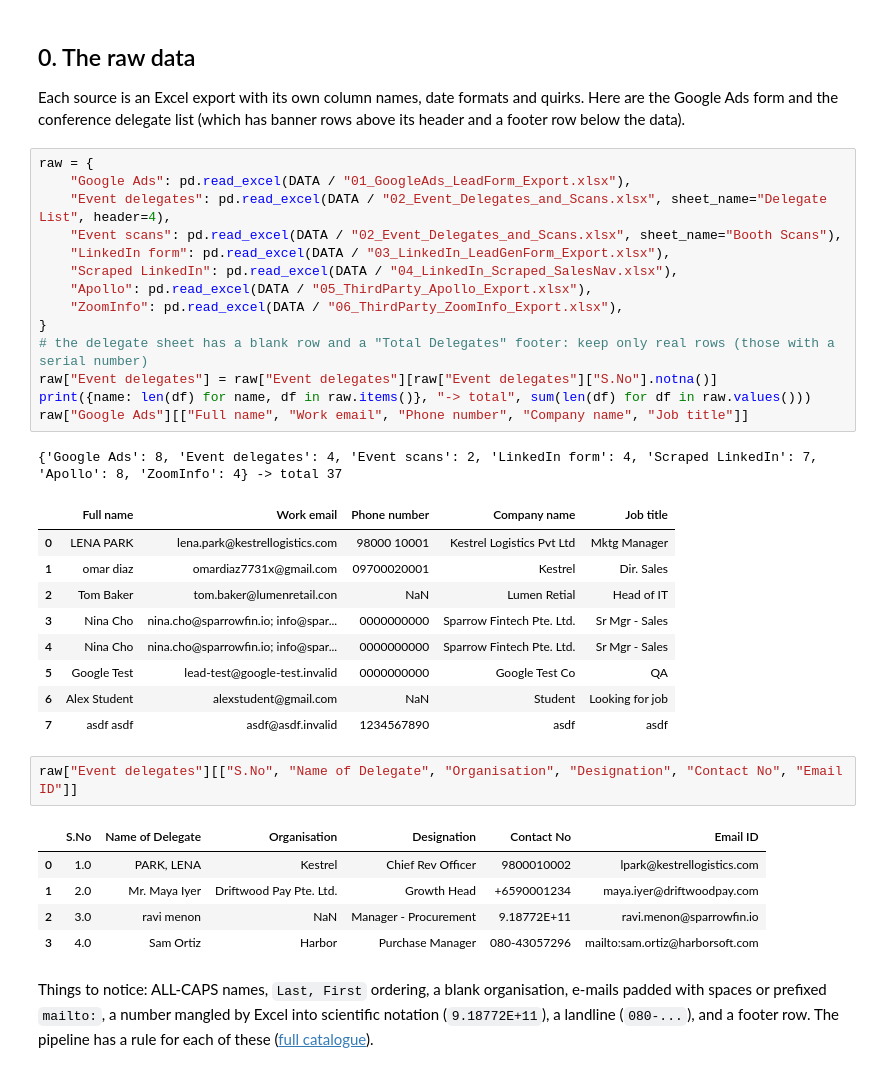
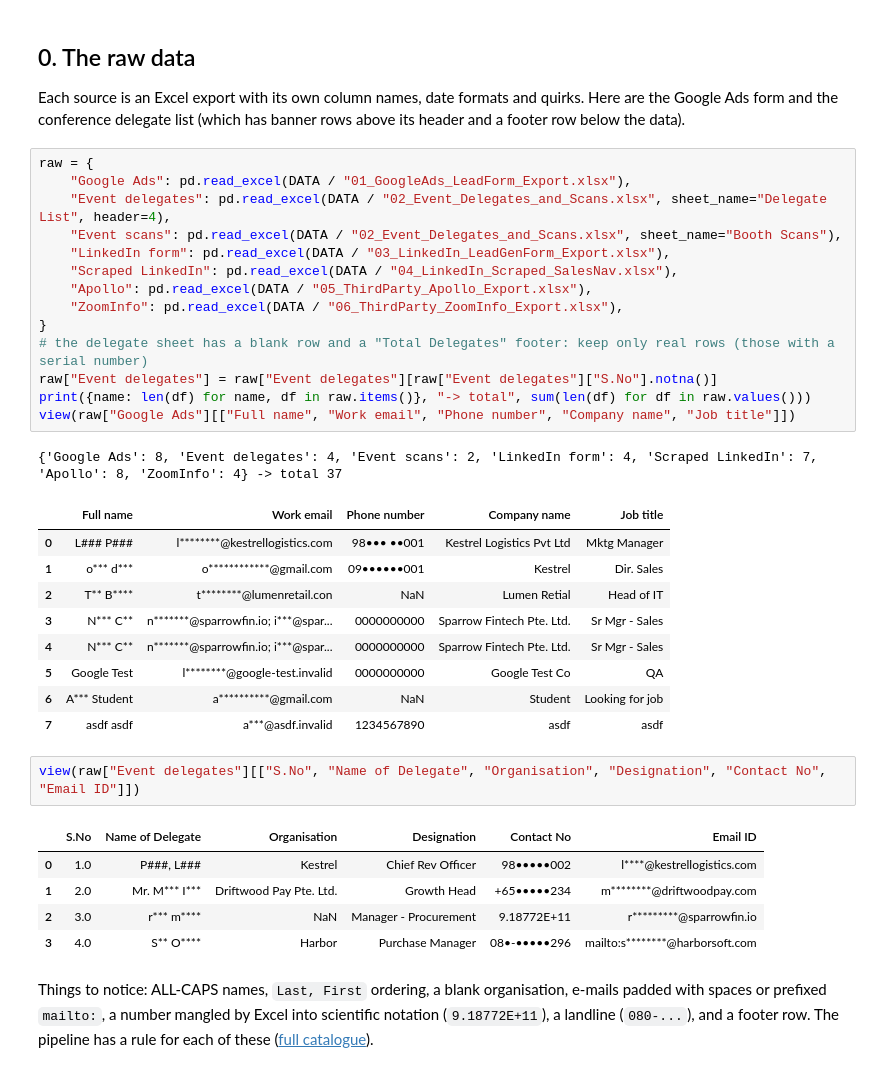
Before and after one commit to backend-bytes127/gtm-engineering-learning-series, a Jupyter notebook: projects/02-contact-list-merge/notebooks/walkthrough.ipynb, the cells around one changed output. Cells and saved outputs as stored; diff of their text form.

```diff
--- a/projects/02-contact-list-merge/notebooks/walkthrough.ipynb
+++ b/projects/02-contact-list-merge/notebooks/walkthrough.ipynb
@@ -60,36 +132,36 @@ the conference delegate list (which has banner rows above its header and a foote
 # %%
 raw = {
     "Google Ads": pd.read_excel(DATA / "01_GoogleAds_LeadForm_Export.xlsx"),
     "Event delegates": pd.read_excel(DATA / "02_Event_Delegates_and_Scans.xlsx", sheet_name="Delegate List", header=4),
     "Event scans": pd.read_excel(DATA / "02_Event_Delegates_and_Scans.xlsx", sheet_name="Booth Scans"),
     "LinkedIn form": pd.read_excel(DATA / "03_LinkedIn_LeadGenForm_Export.xlsx"),
     "Scraped LinkedIn": pd.read_excel(DATA / "04_LinkedIn_Scraped_SalesNav.xlsx"),
     "Apollo": pd.read_excel(DATA / "05_ThirdParty_Apollo_Export.xlsx"),
     "ZoomInfo": pd.read_excel(DATA / "06_ThirdParty_ZoomInfo_Export.xlsx"),
 }
 # the delegate sheet has a blank row and a "Total Delegates" footer: keep only real rows (those with a serial number)
 raw["Event delegates"] = raw["Event delegates"][raw["Event delegates"]["S.No"].notna()]
 print({name: len(df) for name, df in raw.items()}, "-> total", sum(len(df) for df in raw.values()))
-raw["Google Ads"][["Full name", "Work email", "Phone number", "Company name", "Job title"]]
+view(raw["Google Ads"][["Full name", "Work email", "Phone number", "Company name", "Job title"]])
 # %% [output]
 {'Google Ads': 8, 'Event delegates': 4, 'Event scans': 2, 'LinkedIn form': 4, 'Scraped LinkedIn': 7, 'Apollo': 8, 'ZoomInfo': 4} -> total 37
 |  | Full name | Work email | Phone number | Company name | Job title |
-| 0 | LENA PARK | lena.park@kestrellogistics.com | 98000 10001 | Kestrel Logistics Pvt Ltd | Mktg Manager |
-| 1 | omar diaz | omardiaz7731x@gmail.com | 09700020001 | Kestrel | Dir. Sales |
-| 2 | Tom Baker | tom.baker@lumenretail.con | NaN | Lumen Retial | Head of IT |
-| 3 | Nina Cho | nina.cho@sparrowfin.io; info@spar... | 0000000000 | Sparrow Fintech Pte. Ltd. | Sr Mgr - Sales |
-| 4 | Nina Cho | nina.cho@sparrowfin.io; info@spar... | 0000000000 | Sparrow Fintech Pte. Ltd. | Sr Mgr - Sales |
-| 5 | Google Test | lead-test@google-test.invalid | 0000000000 | Google Test Co | QA |
-| 6 | Alex Student | alexstudent@gmail.com | NaN | Student | Looking for job |
-| 7 | asdf asdf | asdf@asdf.invalid | 1234567890 | asdf | asdf |
+| 0 | L### P### | l********@kestrellogistics.com | 98••• ••001 | Kestrel Logistics Pvt Ltd | Mktg Manager |
+| 1 | o*** d*** | o************@gmail.com | 09••••••001 | Kestrel | Dir. Sales |
+| 2 | T** B**** | t********@lumenretail.con | NaN | Lumen Retial | Head of IT |
+| 3 | N*** C** | n*******@sparrowfin.io; i***@spar... | 0000000000 | Sparrow Fintech Pte. Ltd. | Sr Mgr - Sales |
+| 4 | N*** C** | n*******@sparrowfin.io; i***@spar... | 0000000000 | Sparrow Fintech Pte. Ltd. | Sr Mgr - Sales |
+| 5 | Google Test | l********@google-test.invalid | 0000000000 | Google Test Co | QA |
+| 6 | A*** Student | a**********@gmail.com | NaN | Student | Looking for job |
+| 7 | asdf asdf | a***@asdf.invalid | 1234567890 | asdf | asdf |
 # %%
-raw["Event delegates"][["S.No", "Name of Delegate", "Organisation", "Designation", "Contact No", "Email ID"]]
+view(raw["Event delegates"][["S.No", "Name of Delegate", "Organisation", "Designation", "Contact No", "Email ID"]])
 # %% [output]
 |  | S.No | Name of Delegate | Organisation | Designation | Contact No | Email ID |
-| 0 | 1.0 | PARK, LENA | Kestrel | Chief Rev Officer | 9800010002 | lpark@kestrellogistics.com |
-| 1 | 2.0 | Mr. Maya Iyer | Driftwood Pay Pte. Ltd. | Growth Head | +6590001234 | maya.iyer@driftwoodpay.com |
-| 2 | 3.0 | ravi menon | NaN | Manager - Procurement | 9.18772E+11 | ravi.menon@sparrowfin.io |
-| 3 | 4.0 | Sam Ortiz | Harbor | Purchase Manager | 080-43057296 | mailto:sam.ortiz@harborsoft.com |
+| 0 | 1.0 | P###, L### | Kestrel | Chief Rev Officer | 98•••••002 | l****@kestrellogistics.com |
+| 1 | 2.0 | Mr. M*** I*** | Driftwood Pay Pte. Ltd. | Growth Head | +65•••••234 | m********@driftwoodpay.com |
+| 2 | 3.0 | r*** m**** | NaN | Manager - Procurement | 9.18772E+11 | r*********@sparrowfin.io |
+| 3 | 4.0 | S** O**** | Harbor | Purchase Manager | 08•-•••••296 | mailto:s********@harborsoft.com |
 # %% [markdown]
 Things to notice: ALL-CAPS names, `Last, First` ordering, a blank organisation, e-mails padded with spaces or prefixed
 `mailto:`, a number mangled by Excel into scientific notation (`9.18772E+11`), a landline (`080-...`), and a footer row.
```
Also changed, not shown: parts of 15 cells of this notebook, 8 other files.
